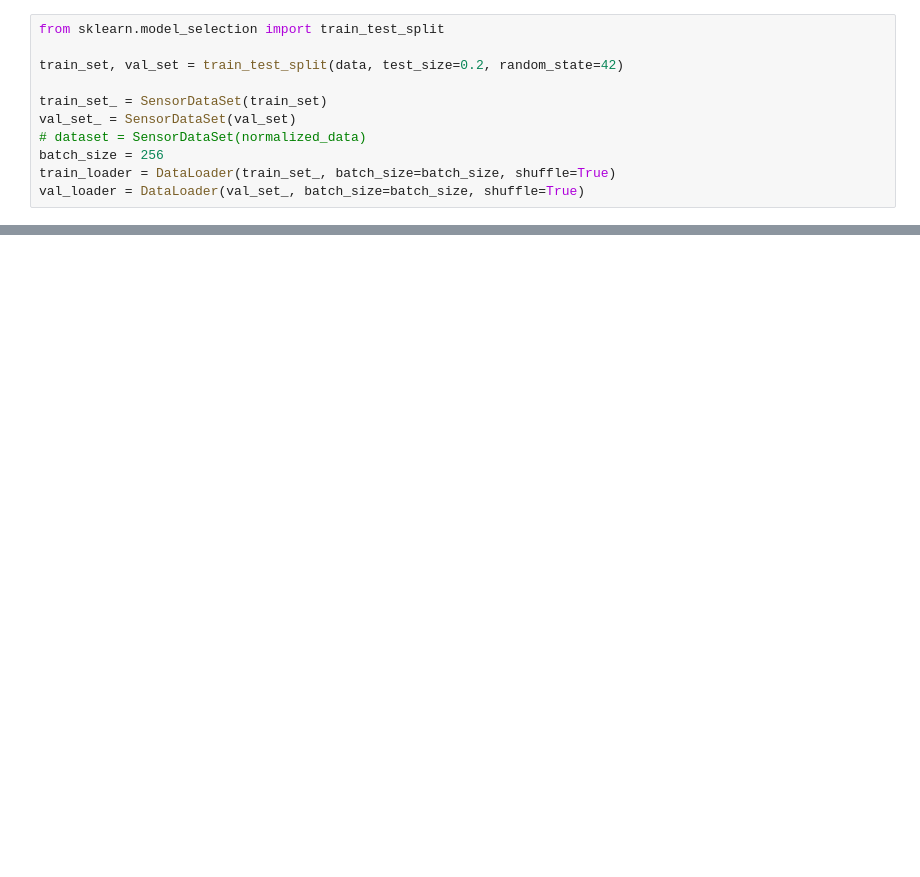
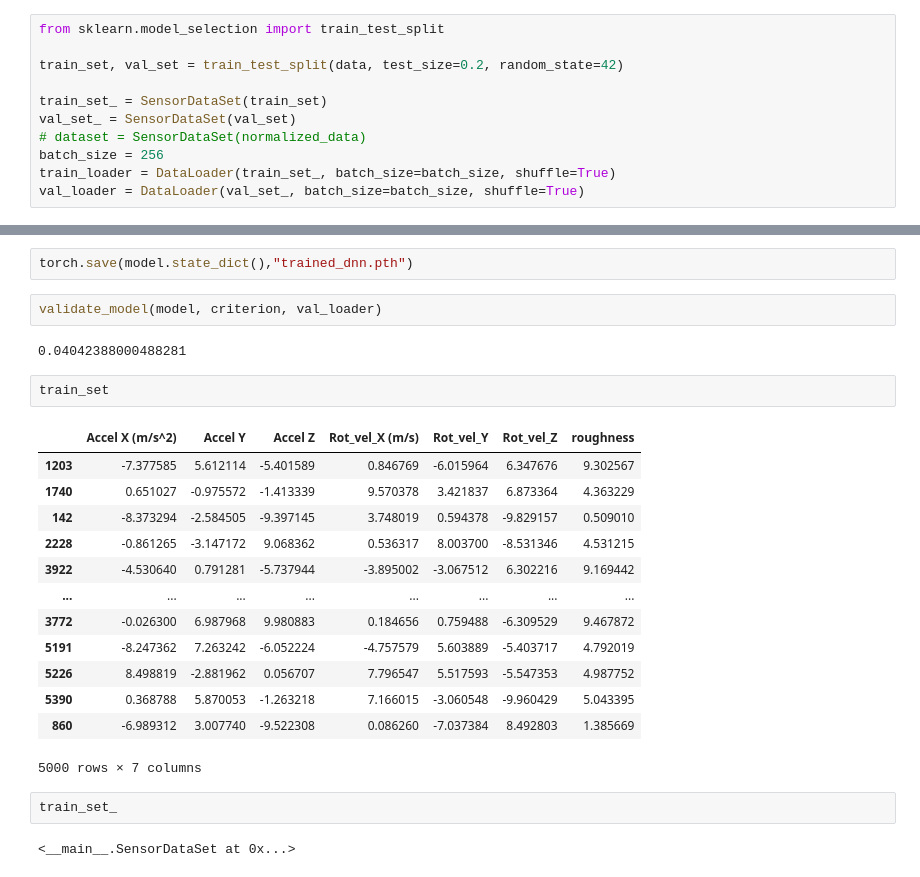
Before and after one commit to anhthh2207/neural-grinding-control, a Jupyter notebook: roughness_pred_DNN.ipynb, the cells around one changed output, grey strips where cells are left out. Cells and saved outputs as stored; diff of their text form; blank space fills up the shorter version.

```diff
--- a/roughness_pred_DNN.ipynb
+++ b/roughness_pred_DNN.ipynb
@@ -240,2 +254,28 @@ Epoch 110/250, Train Loss: 0.0273, Val Loss: 0.0378, learning rate = 0.00049
 ... (15 outputs left out)
+# %%
+torch.save(model.state_dict(),"trained_dnn.pth")
+# %%
+validate_model(model, criterion, val_loader)
+# %% [output]
+0.04042388000488281
+# %%
+train_set
+# %% [output]
+|  | Accel X (m/s^2) | Accel Y | Accel Z | Rot_vel_X (m/s) | Rot_vel_Y | Rot_vel_Z | roughness |
+| 1203 | -7.377585 | 5.612114 | -5.401589 | 0.846769 | -6.015964 | 6.347676 | 9.302567 |
+| 1740 | 0.651027 | -0.975572 | -1.413339 | 9.570378 | 3.421837 | 6.873364 | 4.363229 |
+| 142 | -8.373294 | -2.584505 | -9.397145 | 3.748019 | 0.594378 | -9.829157 | 0.509010 |
+| 2228 | -0.861265 | -3.147172 | 9.068362 | 0.536317 | 8.003700 | -8.531346 | 4.531215 |
+| 3922 | -4.530640 | 0.791281 | -5.737944 | -3.895002 | -3.067512 | 6.302216 | 9.169442 |
+| ... | ... | ... | ... | ... | ... | ... | ... |
+| 3772 | -0.026300 | 6.987968 | 9.980883 | 0.184656 | 0.759488 | -6.309529 | 9.467872 |
+| 5191 | -8.247362 | 7.263242 | -6.052224 | -4.757579 | 5.603889 | -5.403717 | 4.792019 |
+| 5226 | 8.498819 | -2.881962 | 0.056707 | 7.796547 | 5.517593 | -5.547353 | 4.987752 |
+| 5390 | 0.368788 | 5.870053 | -1.263218 | 7.166015 | -3.060548 | -9.960429 | 5.043395 |
+| 860 | -6.989312 | 3.007740 | -9.522308 | 0.086260 | -7.037384 | 8.492803 | 1.385669 |
+5000 rows × 7 columns
+# %%
+train_set_
+# %% [output]
+<__main__.SensorDataSet at 0x...>
 # %%
```
Also changed, not shown: parts of 10 cells of this notebook, 1 other file.
